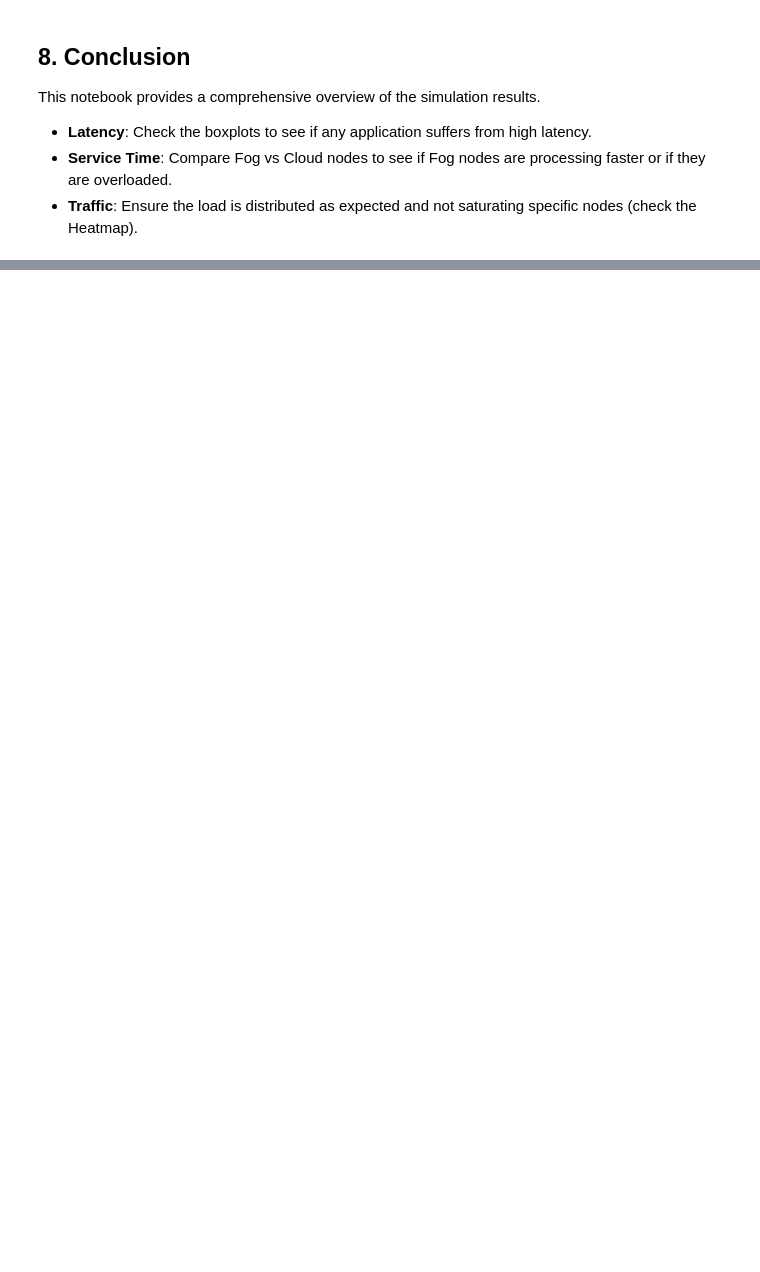
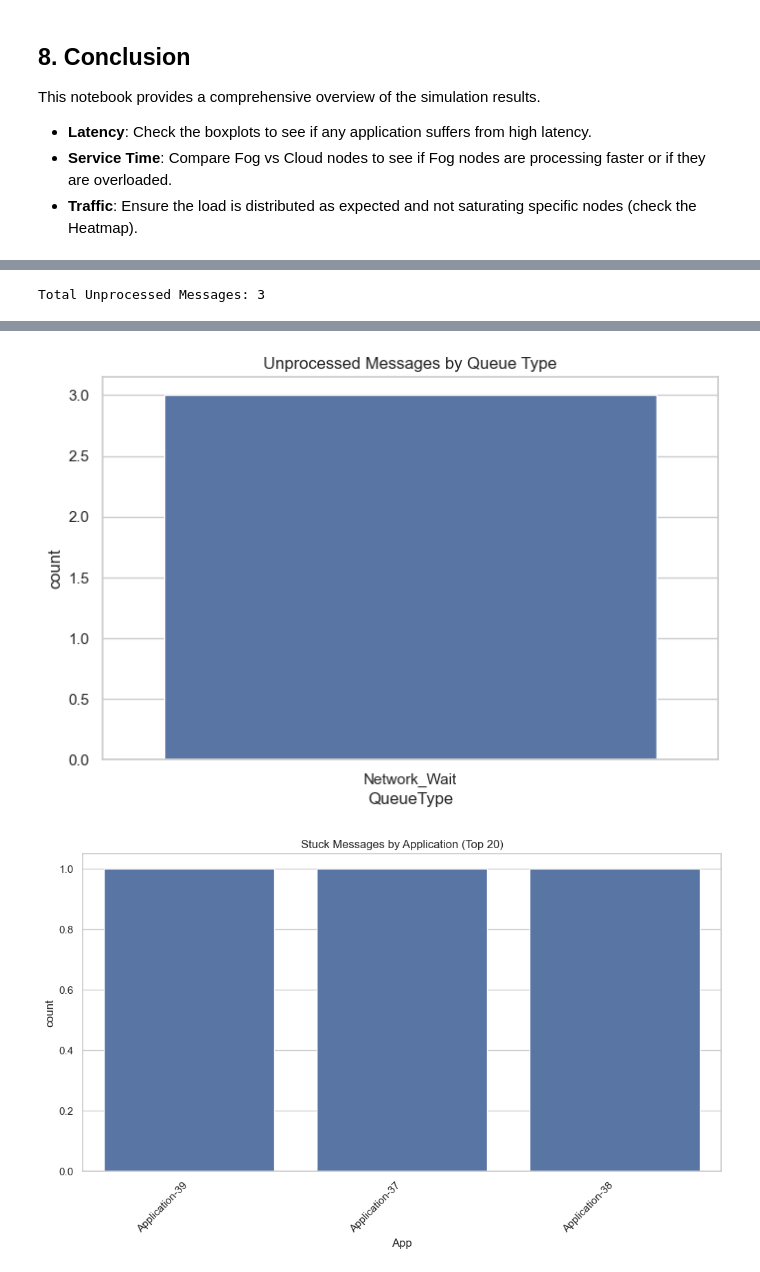
Before and after one commit to felipedumer/YAFS_custom, a Jupyter notebook: algoritmo_felipe/analysis_sim_trace.ipynb, the cells around one changed output, grey strips where cells are left out. Cells and saved outputs as stored; diff of their text form; code cells hidden in the pictures; blank space fills up the shorter version.

```diff
--- a/algoritmo_felipe/analysis_sim_trace.ipynb
+++ b/algoritmo_felipe/analysis_sim_trace.ipynb
@@ -177,0 +181,45 @@ This notebook provides a comprehensive overview of the simulation results.
+# %%
+import os
+
+unprocessed_path = 'resultados/unprocessed_messages.csv'
+
+if os.path.exists(unprocessed_path):
+    df_unprocessed = pd.read_csv(unprocessed_path)
+
+    print(f"Total Unprocessed Messages: {len(df_unprocessed)}")
+
+    if len(df_unprocessed) > 0:
+        display(df_unprocessed.head())
+
+        # 1. Count by Queue Type
+        plt.figure(figsize=(8, 5))
+        sns.countplot(x='QueueType', data=df_unprocessed)
+        plt.title('Unprocessed Messages by Queue Type')
+        plt.show()
+
+        # 2. Count by Application (Top 20)
+        top_stuck_apps = df_unprocessed['App'].value_counts().nlargest(20).index
+        df_stuck_top20 = df_unprocessed[df_unprocessed['App'].isin(top_stuck_apps)]
+
+        plt.figure(figsize=(12, 6))
+        sns.countplot(x='App', data=df_stuck_top20, order=top_stuck_apps)
+        plt.title('Stuck Messages by Application (Top 20)')
+        plt.xticks(rotation=45, ha='right')
+        plt.show()
+
+        # 3. Distribution of "Until" time (Projected Completion Time)
+        # Filter out N/A values if any
+        df_unprocessed['Until'] = pd.to_numeric(df_unprocessed['Until'], errors='coerce')
+
+        plt.figure(figsize=(10, 6))
+        sns.histplot(df_unprocessed['Until'].dropna(), kde=True, color='red')
+        plt.title('Projected Completion Time of Stuck Messages')
+        plt.xlabel('Simulation Time')
+        plt.show()
+
+    else:
+        print("No unprocessed messages found. Great!")
+else:
+    print("unprocessed_messages.csv not found.")
+# %% [output]
+Total Unprocessed Messages: 3
@@ -177,0 +230,2 @@ This notebook provides a comprehensive overview of the simulation results.
+[figure, added]
+[figure, added]
```
Also changed, not shown: parts of 9 cells of this notebook, 6 other files.
